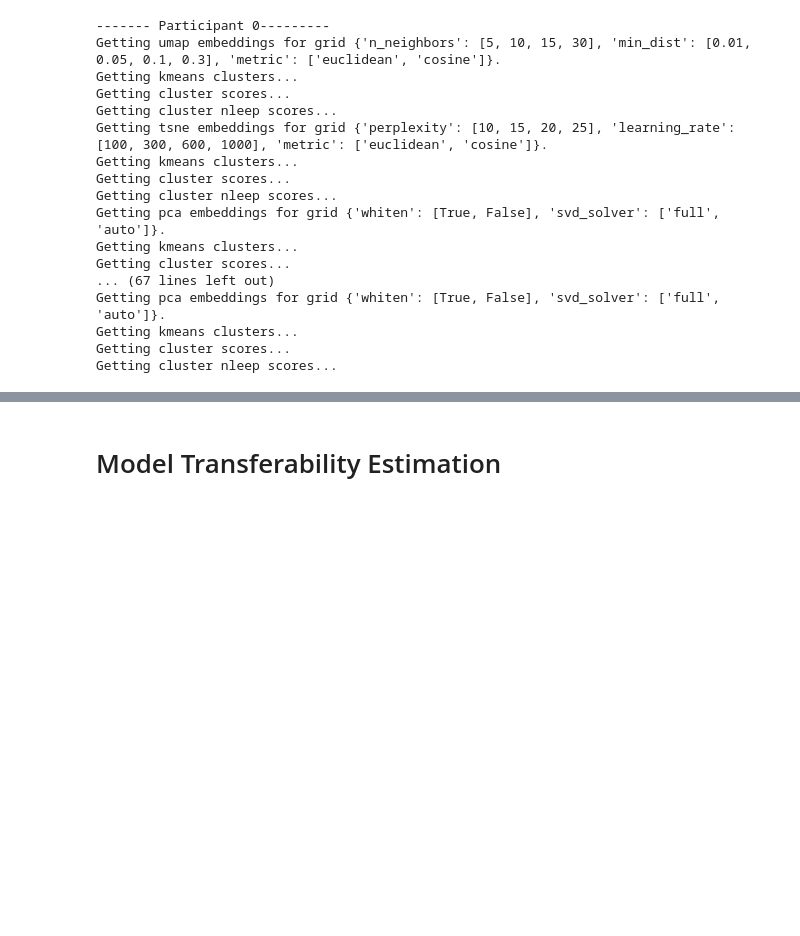
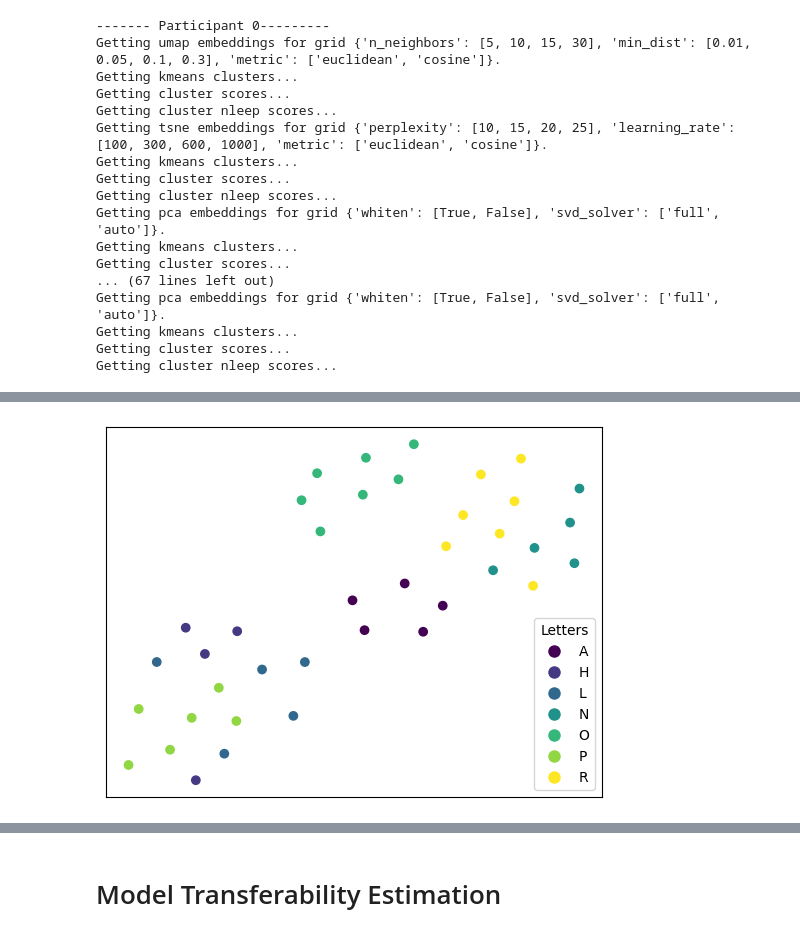
Before and after one commit to ADA-SITE-JML/gesture_face_features, a Jupyter notebook: code/hgr_pytorch.ipynb, the cells around one changed output, grey strips where cells are left out. Cells and saved outputs as stored; diff of their text form; code cells hidden in the pictures; blank space fills up the shorter version.

```diff
--- a/code/hgr_pytorch.ipynb
+++ b/code/hgr_pytorch.ipynb
@@ -505,0 +846,4 @@ Getting cluster nleep scores...
+# %%
+plot(engines[5]['tsne'].ce.best_cluster.embedding.reducer.embedding, t[5], dataset.idx_to_class)
+# %% [output]
+[figure, added]
```
Also changed, not shown: parts of 50 cells of this notebook, 44 other files.
